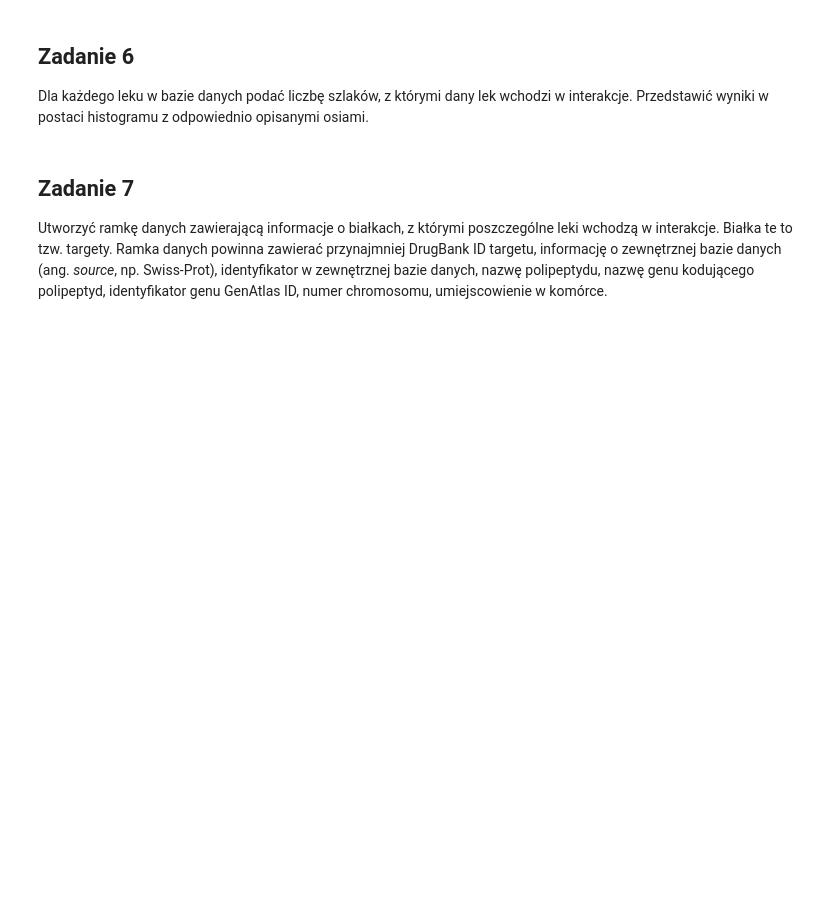
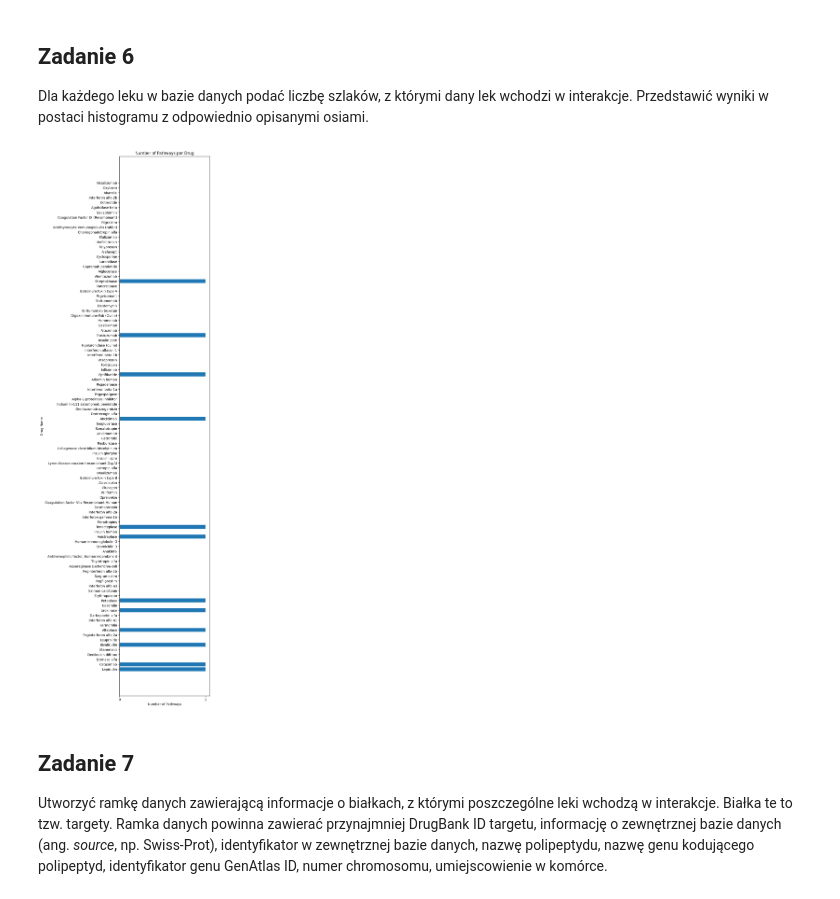
Before and after one commit to M1chalj/python_course_uw, a Jupyter notebook: Projekt/Zadanie_zaliczeniowe.ipynb, the cells around one changed output. Saved outputs shown, nothing was run; the diff lists cells and outputs as text; code cells hidden in the pictures; blank space fills up the shorter version.

```diff
--- a/Projekt/Zadanie_zaliczeniowe.ipynb
+++ b/Projekt/Zadanie_zaliczeniowe.ipynb
@@ -151,6 +219,25 @@ zadbać o czytelność i atrakcyjność prezentacji graficznej
 ## Zadanie 6
 Dla każdego leku w bazie danych podać liczbę szlaków, z którymi dany lek wchodzi w
 interakcje. Przedstawić wyniki w postaci histogramu z odpowiednio opisanymi osiami.
+# %%
+def show_drugs_pathways_histogram(drugs_df, drugs_pathways_df):
+    drug_names = []
+    pathways_cnts = []
+    for drug_name in drugs_df['Name']:
+        drug_names.append(drug_name)
+        pathways_cnts.append(len(drugs_pathways_df.loc[drugs_pathways_df['Drug Name'] == drug_name]))
+
+    plt.figure(figsize=(5, 30))
+    plt.barh(drug_names, pathways_cnts)
+    plt.xticks(range(0, max(pathways_cnts) + 1))
+    plt.ylabel('Drug Name')
+    plt.xlabel('Number of Pathways')
+    plt.title('Number of Pathways per Drug')
+    plt.show()
+
+show_drugs_pathways_histogram(drugs_df, drugs_pathways_df)
+# %% [output]
+[figure, added]
 # %% [markdown]
 ## Zadanie 7
 Utworzyć ramkę danych zawierającą informacje o białkach, z którymi poszczególne leki
```
Also changed, not shown: parts of 10 cells of this notebook.
